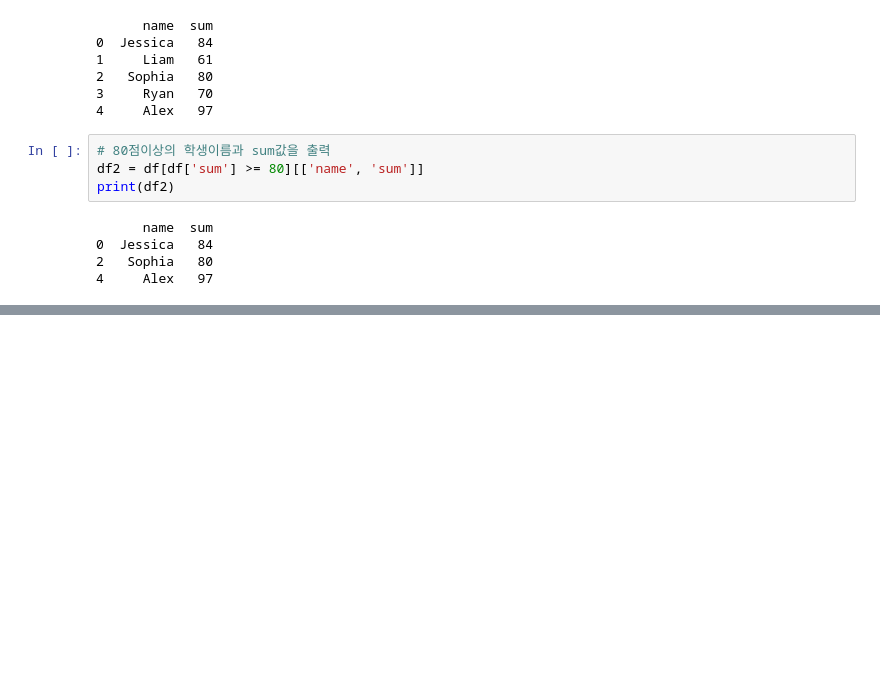
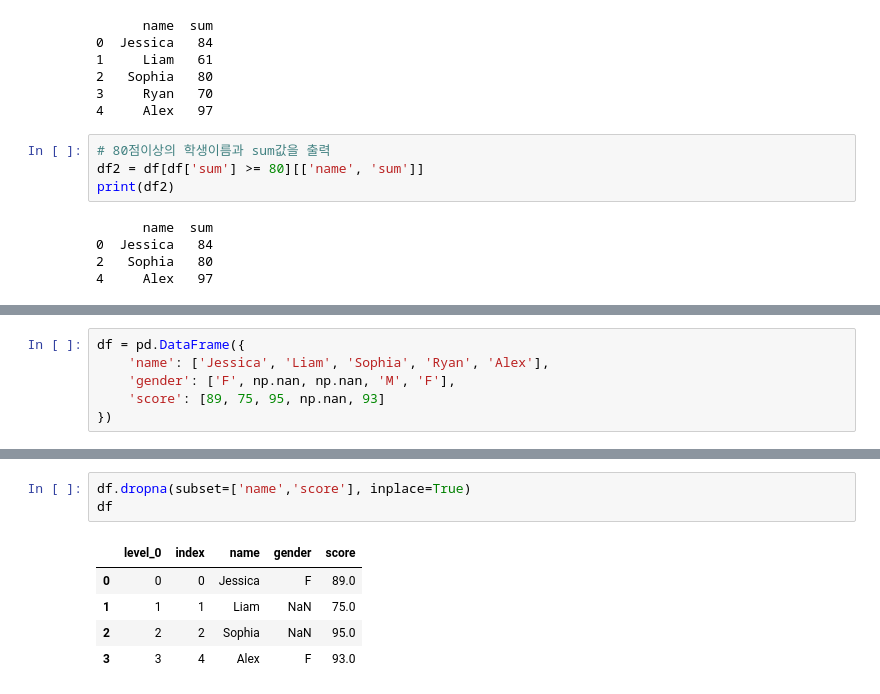
Before and after one commit to JSPARK0931/2025python, a Jupyter notebook: 02code/01test_new/97pandas_test.ipynb, the cells around one changed output, grey strips where cells are left out. Saved outputs shown, nothing was run; the diff lists cells and outputs as text; blank space fills up the shorter version.

```diff
--- a/02code/01test_new/97pandas_test.ipynb
+++ b/02code/01test_new/97pandas_test.ipynb
@@ -370,0 +544,6 @@ print(df2)
+# %%
+df = pd.DataFrame({
+    'name': ['Jessica', 'Liam', 'Sophia', 'Ryan', 'Alex'],
+    'gender': ['F', np.nan, np.nan, 'M', 'F'],
+    'score': [89, 75, 95, np.nan, 93]
+})
@@ -370,0 +559,9 @@ print(df2)
+# %%
+df.dropna(subset=['name','score'], inplace=True)
+df
+# %% [output]
+|  | level_0 | index | name | gender | score |
+| 0 | 0 | 0 | Jessica | F | 89.0 |
+| 1 | 1 | 1 | Liam | NaN | 75.0 |
+| 2 | 2 | 2 | Sophia | NaN | 95.0 |
+| 3 | 3 | 4 | Alex | F | 93.0 |
```
Also changed, not shown: parts of 23 cells of this notebook.
